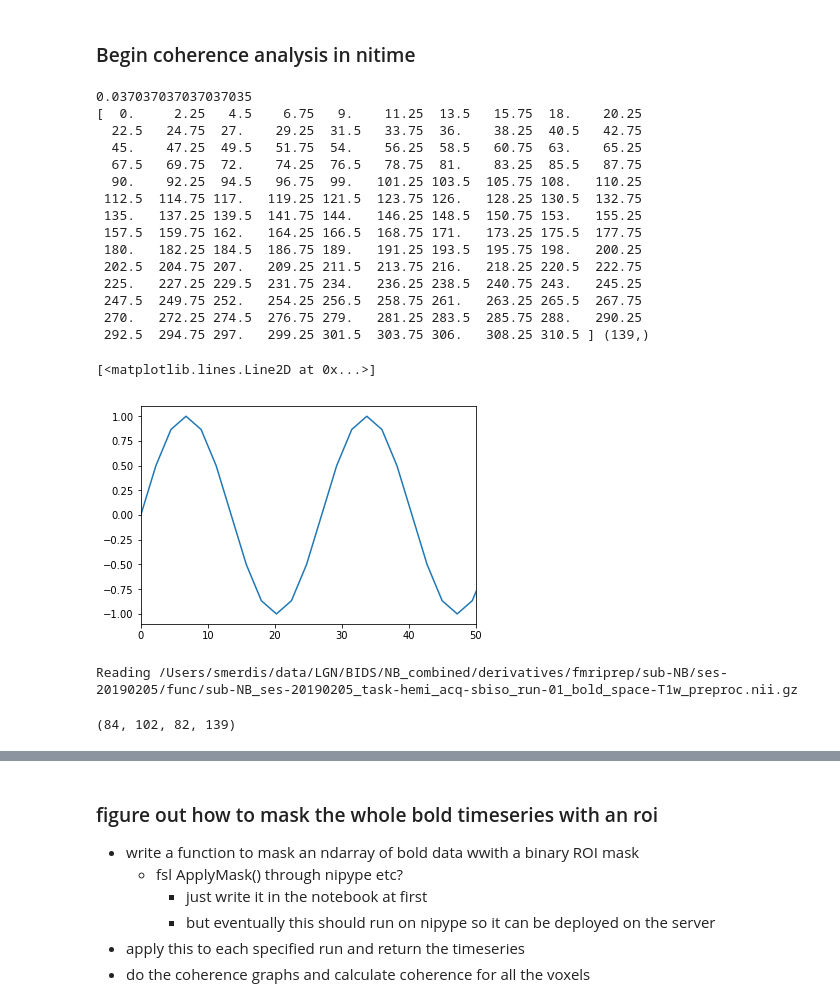
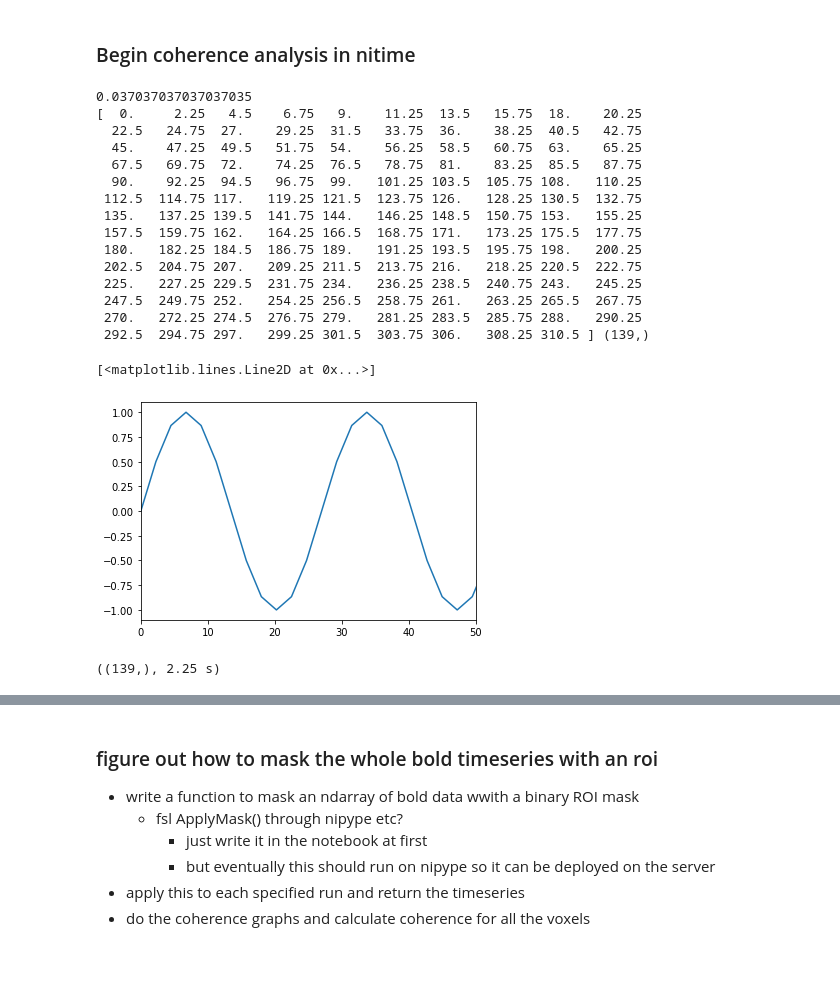
Before and after one commit to smerdis/streams, a Jupyter notebook: glm_code/Processing NB_20190205_HEMI.ipynb, the cells around one changed output, grey strips where cells are left out. Cells and saved outputs as stored; diff of their text form; code cells hidden in the pictures; blank space fills up the shorter version.

```diff
--- a/glm_code/Processing NB_20190205_HEMI.ipynb
+++ b/glm_code/Processing NB_20190205_HEMI.ipynb
@@ -165,7 +128,8 @@ TRs
 # %% [markdown]
 ### Use the actual utils.py function
 # %%
-bolds, masks, eventfiles, TR, confounds = utils.get_files(sub, ses, task, raw_data_dir, fmriprep_dir, run=runs)
+bolds, masks, eventfiles, TR, confounds = utils.get_files(sub, ses, task,
+    raw_data_dir, fmriprep_dir, run=runs)
 # %% [output]
 BOLDS: 3
 ['/Users/smerdis/data/LGN/BIDS/NB_combined/derivatives/fmriprep/sub-NB/ses-20190205/func/sub-NB_ses-20190205_task-hemi_acq-sbiso_run-01_bold_space-T1w_preproc.nii.gz', '/Users/smerdis/data/LGN/BIDS/NB ...
@@ -314,36 +317,39 @@ import nitime.viz as ntv
 # %%
-cycle_duration = 27 # This was the 7T setting I accidentally ran for NB (should be 27s)
-freq = (1.0/cycle_duration) # of hemifield alternation, in hertz
+cycle_duration = 27 # (should be 27s)
+hemi_freq = (1.0/cycle_duration) # of hemifield alternation, in hertz
 n_trs_func = 139 # Length, in TRs, on a functional scan
 total_len = n_trs_func*TR # seconds
 
-print(freq)
+f_lb = 0.02
+f_ub = 0.15
+
+print(hemi_freq)
 
 t = np.arange(0.0, total_len, TR)
-hemifield_alternation_sinusoid = np.sin(freq*2*np.pi*t)
+hemifield_alternation_sinusoid = np.sin(hemi_freq*2*np.pi*t)
 print(t, hemifield_alternation_sinusoid.shape)
 
 fig, ax = plt.subplots(1)
 ax.set_xlim(0, 50)
 ax.plot(t, hemifield_alternation_sinusoid)
 # %% [output]
 0.037037037037037035
 [  0.     2.25   4.5    6.75   9.    11.25  13.5   15.75  18.    20.25
   22.5   24.75  27.    29.25  31.5   33.75  36.    38.25  40.5   42.75
   45.    47.25  49.5   51.75  54.    56.25  58.5   60.75  63.    65.25
   67.5   69.75  72.    74.25  76.5   78.75  81.    83.25  85.5   87.75
   90.    92.25  94.5   96.75  99.   101.25 103.5  105.75 108.   110.25
  112.5  114.75 117.   119.25 121.5  123.75 126.   128.25 130.5  132.75
  135.   137.25 139.5  141.75 144.   146.25 148.5  150.75 153.   155.25
  157.5  159.75 162.   164.25 166.5  168.75 171.   173.25 175.5  177.75
  180.   182.25 184.5  186.75 189.   191.25 193.5  195.75 198.   200.25
  202.5  204.75 207.   209.25 211.5  213.75 216.   218.25 220.5  222.75
  225.   227.25 229.5  231.75 234.   236.25 238.5  240.75 243.   245.25
  247.5  249.75 252.   254.25 256.5  258.75 261.   263.25 265.5  267.75
  270.   272.25 274.5  276.75 279.   281.25 283.5  285.75 288.   290.25
  292.5  294.75 297.   299.25 301.5  303.75 306.   308.25 310.5 ] (139,)
 [<matplotlib.lines.Line2D at 0x...>]
-[figure, old version]
+[figure, new version]
 # %%
 hemi_ts = ts.TimeSeries(data=hemifield_alternation_sinusoid,
                          sampling_interval=TR)
@@ -352,8 +356,4 @@ bold_file = bolds[0]
-# %%
-bold_time_series = nfio.time_series_from_file(bold_file, TR=TR, normalize='percent', verbose=True)
-# %% [output]
-Reading /Users/smerdis/data/LGN/BIDS/NB_combined/derivatives/fmriprep/sub-NB/ses-20190205/func/sub-NB_ses-20190205_task-hemi_acq-sbiso_run-01_bold_space-T1w_preproc.nii.gz
-# %%
-bold_time_series.data.shape
-# %% [output]
-(84, 102, 82, 139)
+# %%
+hemi_ts.shape, hemi_ts.sampling_interval
+# %% [output]
+((139,), 2.25 s)
```
Also changed, not shown: parts of 101 cells of this notebook, 2 other files.
